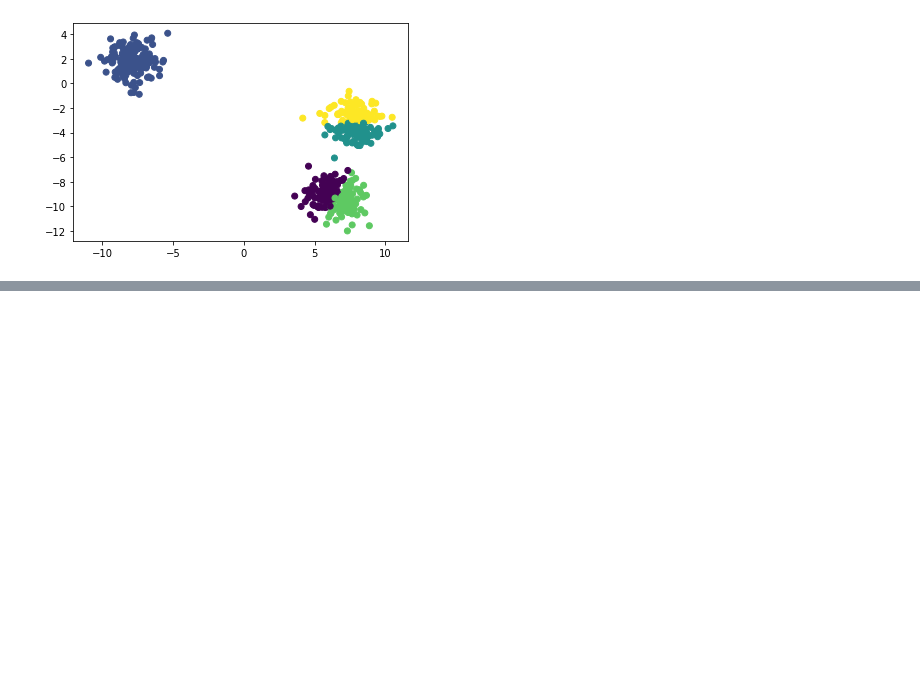
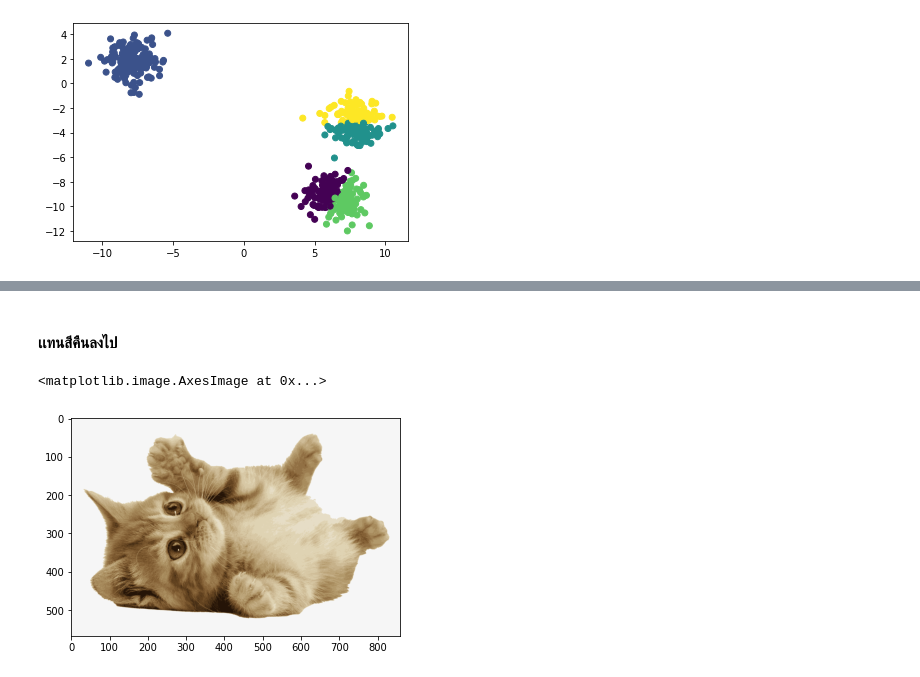
Before and after one commit to SupidchayaTangkidwanich/DWDM21, a Jupyter notebook: Chap8_Clustering.ipynb, the cells around one changed output, grey strips where cells are left out. Cells and saved outputs as stored; diff of their text form; code cells hidden in the pictures; blank space fills up the shorter version.

```diff
--- a/Chap8_Clustering.ipynb
+++ b/Chap8_Clustering.ipynb
@@ -115,0 +147,3 @@ plt.scatter(X[:,0],X[:,1],c=y_clust)
+# %%
+img_row = np.reshape(RGB_img,(RGB_img.shape[0]*RGB_img.shape[1],3))
+img_row.shape
@@ -115,0 +152,2 @@ plt.scatter(X[:,0],X[:,1],c=y_clust)
+# %%
+final_color = myquantize.fit_predict(img_row)
@@ -115,0 +156,2 @@ plt.scatter(X[:,0],X[:,1],c=y_clust)
+# %%
+centroid = myquantize.cluster_centers_
@@ -115,0 +177,12 @@ plt.scatter(X[:,0],X[:,1],c=y_clust)
+# %% [markdown]
+#### เเทนสีคืนลงไป
+# %%
+new_img = np.zeros(RGB_img.shape)
+for i in range(RGB_img.shape[0]):
+    for j in range(RGB_img.shape[1]):
+        new_img[i,j,:] = centroid[myquantize.predict([RGB_img[i,j,:]]),:]
+# %%
+plt.imshow(new_img/255)
+# %% [output]
+<matplotlib.image.AxesImage at 0x...>
+[figure, added]
```
Also changed, not shown: parts of 16 cells of this notebook.
